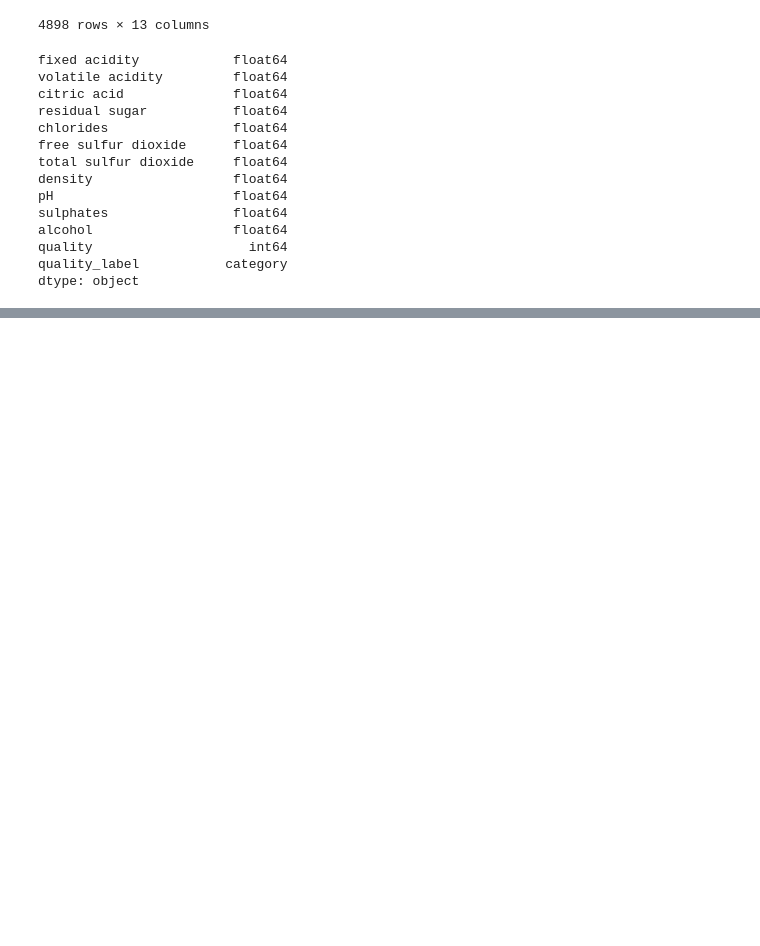
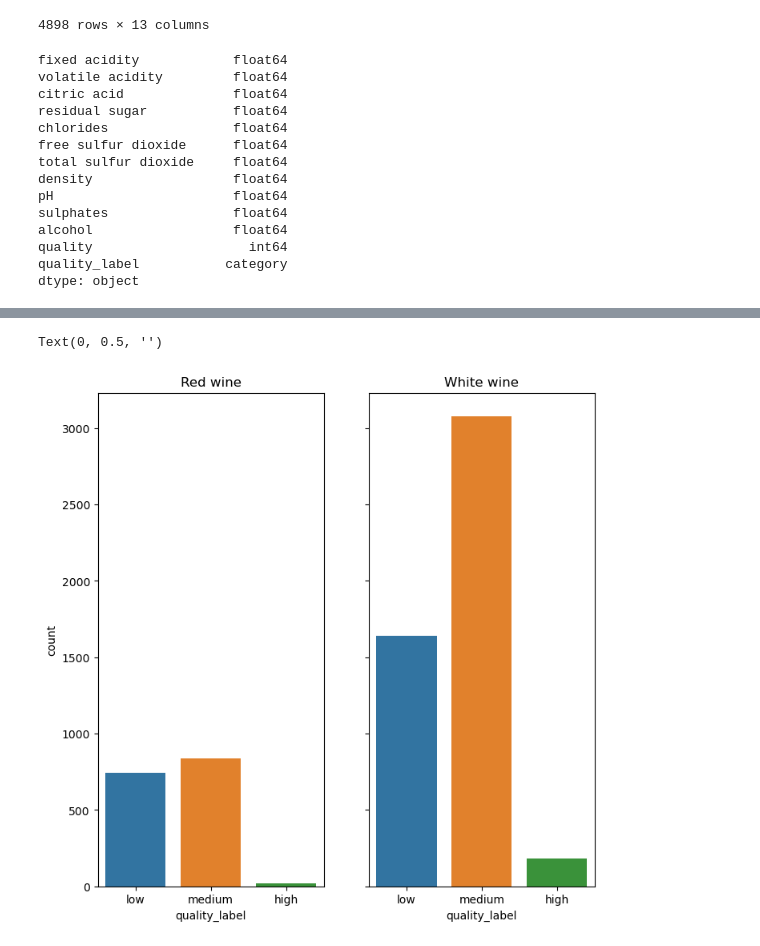
Before and after one commit to Godwin-Oti/Wine-Type-Analysis-and-Quality-Prediction-, a Jupyter notebook: Winery_project.ipynb, the cells around one changed output, grey strips where cells are left out. Cells and saved outputs as stored; diff of their text form; code cells hidden in the pictures; blank space fills up the shorter version.

```diff
--- a/Winery_project.ipynb
+++ b/Winery_project.ipynb
@@ -297,0 +331,16 @@ KeyboardInterrupt
+# %%
+#fig=plt.figure()
+#ax=fig.add_subplot()
+
+
+
+
+fig,axs =plt.subplots(nrows=1,ncols=2, sharey=True,figsize=(8,8))
+sns.countplot(data=red_wine, x ="quality_label",  ax=axs[0])
+sns.countplot(data=white_wine, x ="quality_label",  ax=axs[1])
+axs[0].set_title("Red wine")
+axs[1].set_title("White wine")
+axs[1].set_ylabel("")
+# %% [output]
+Text(0, 0.5, '')
+[figure, added]
```
Also changed, not shown: parts of 11 cells of this notebook.
